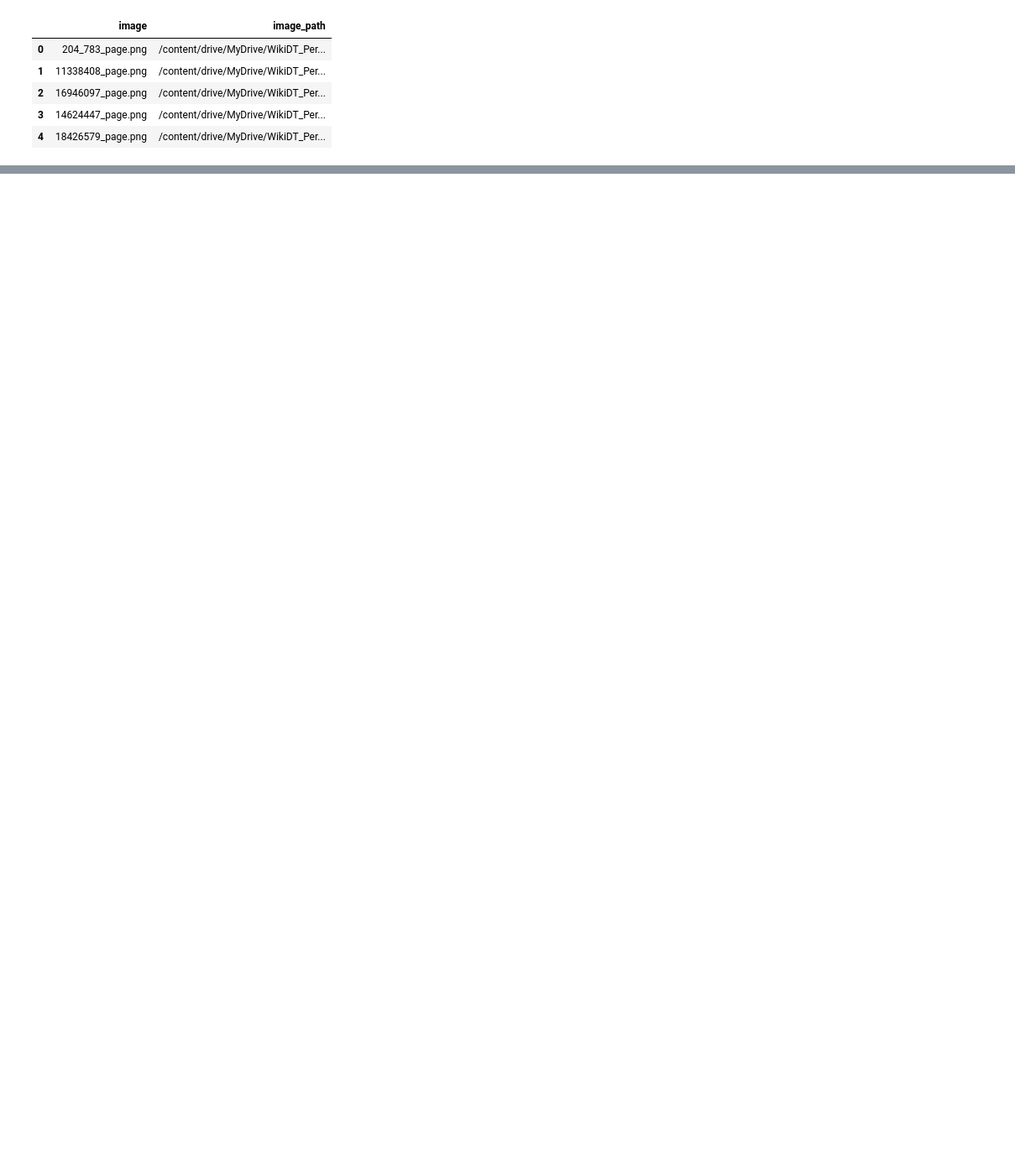
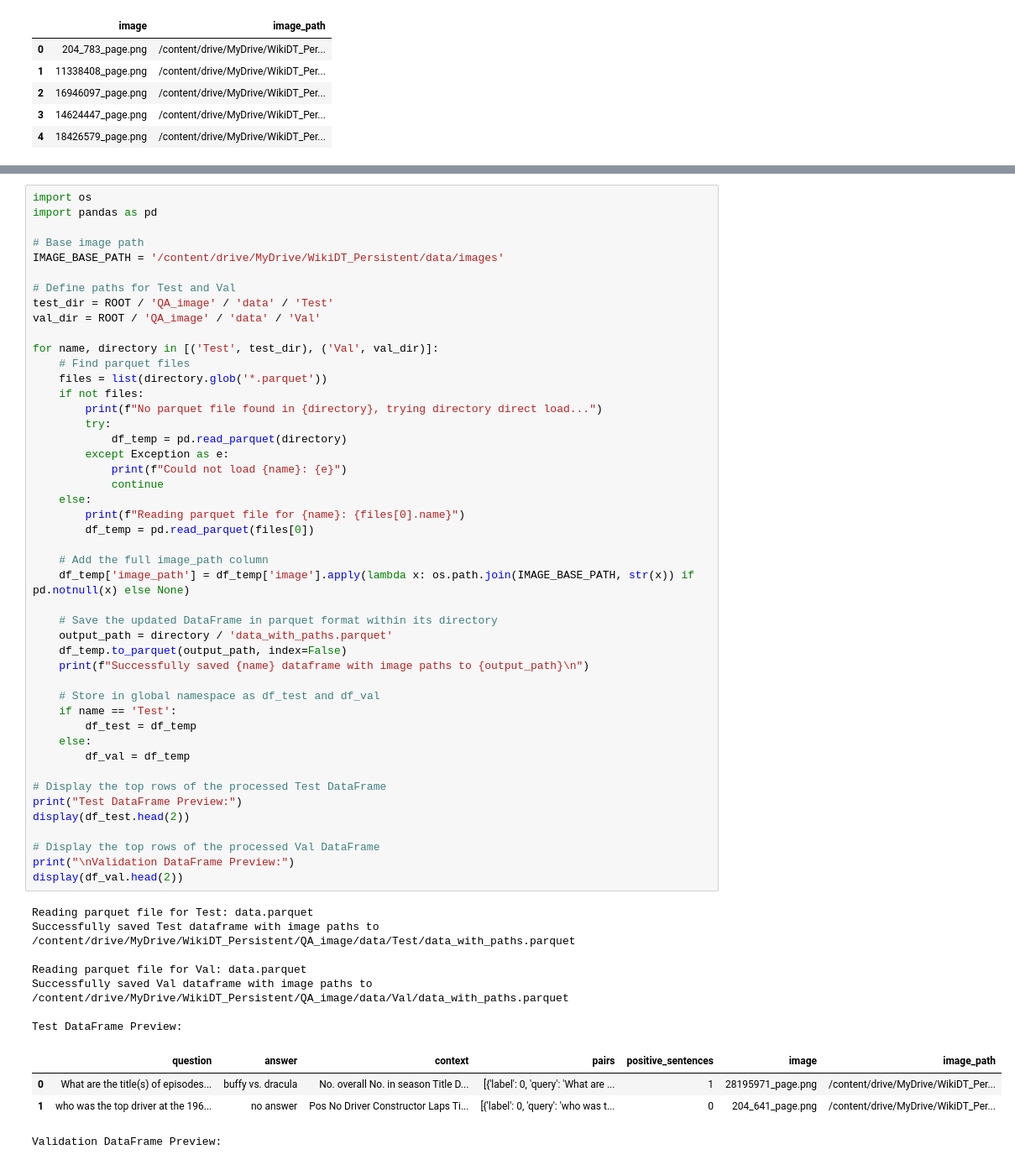
Before and after one commit to fayedraza1234/image-to-text-for-qa, a Jupyter notebook: EDA/EDA_image_QA_OCR.ipynb, the cells around one changed output, grey strips where cells are left out. Shown at 84% size. Drawn from its saved outputs; the diff is of its cells as text; blank space fills up the shorter version.

```diff
--- a/EDA/EDA_image_QA_OCR.ipynb
+++ b/EDA/EDA_image_QA_OCR.ipynb
@@ -101,0 +102,58 @@ DataFrame successfully saved to /content/drive/MyDrive/WikiDT_Persistent/QA_imag
+# %%
+import os
+import pandas as pd
+
+# Base image path
+IMAGE_BASE_PATH = '/content/drive/MyDrive/WikiDT_Persistent/data/images'
+
+# Define paths for Test and Val
+test_dir = ROOT / 'QA_image' / 'data' / 'Test'
+val_dir = ROOT / 'QA_image' / 'data' / 'Val'
+
+for name, directory in [('Test', test_dir), ('Val', val_dir)]:
+    # Find parquet files
+    files = list(directory.glob('*.parquet'))
+    if not files:
+        print(f"No parquet file found in {directory}, trying directory direct load...")
+        try:
+            df_temp = pd.read_parquet(directory)
+        except Exception as e:
+            print(f"Could not load {name}: {e}")
+            continue
+    else:
+        print(f"Reading parquet file for {name}: {files[0].name}")
+        df_temp = pd.read_parquet(files[0])
+
+    # Add the full image_path column
+    df_temp['image_path'] = df_temp['image'].apply(lambda x: os.path.join(IMAGE_BASE_PATH, str(x)) if pd.notnull(x) else None)
+
+    # Save the updated DataFrame in parquet format within its directory
+    output_path = directory / 'data_with_paths.parquet'
+    df_temp.to_parquet(output_path, index=False)
+    print(f"Successfully saved {name} dataframe with image paths to {output_path}\n")
+
+    # Store in global namespace as df_test and df_val
+    if name == 'Test':
+        df_test = df_temp
+    else:
+        df_val = df_temp
+
+# Display the top rows of the processed Test DataFrame
+print("Test DataFrame Preview:")
+display(df_test.head(2))
+
+# Display the top rows of the processed Val DataFrame
+print("\nValidation DataFrame Preview:")
+display(df_val.head(2))
+# %% [output]
+Reading parquet file for Test: data.parquet
+Successfully saved Test dataframe with image paths to /content/drive/MyDrive/WikiDT_Persistent/QA_image/data/Test/data_with_paths.parquet
+
+Reading parquet file for Val: data.parquet
+Successfully saved Val dataframe with image paths to /content/drive/MyDrive/WikiDT_Persistent/QA_image/data/Val/data_with_paths.parquet
+
+Test DataFrame Preview:
+|  | question | answer | context | pairs | positive_sentences | image | image_path |
+| 0 | What are the title(s) of episodes... | buffy vs. dracula | No. overall No. in season Title D... | [{'label': 0, 'query': 'What are ... | 1 | 28195971_page.png | /content/drive/MyDrive/WikiDT_Per... |
+| 1 | who was the top driver at the 196... | no answer | Pos No Driver Constructor Laps Ti... | [{'label': 0, 'query': 'who was t... | 0 | 204_641_page.png | /content/drive/MyDrive/WikiDT_Per... |
+Validation DataFrame Preview:
```
Also changed, not shown: parts of 10 cells of this notebook.
